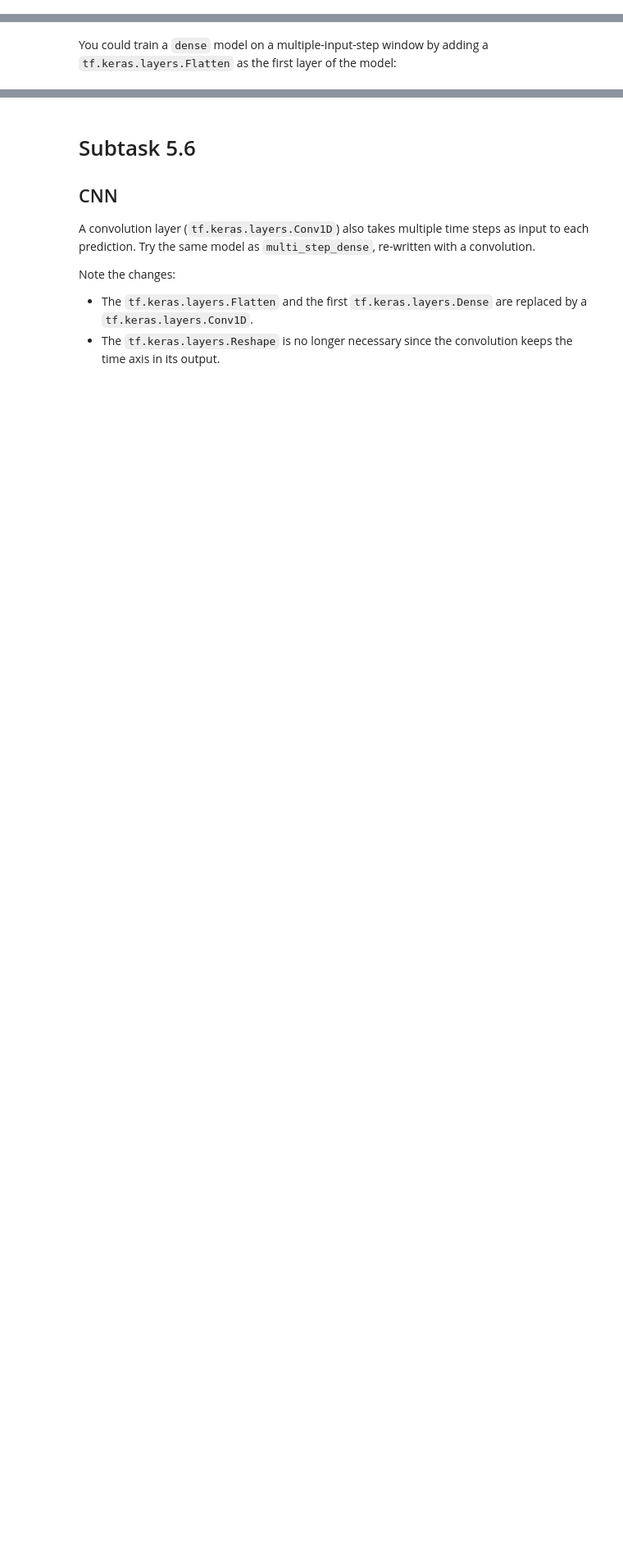
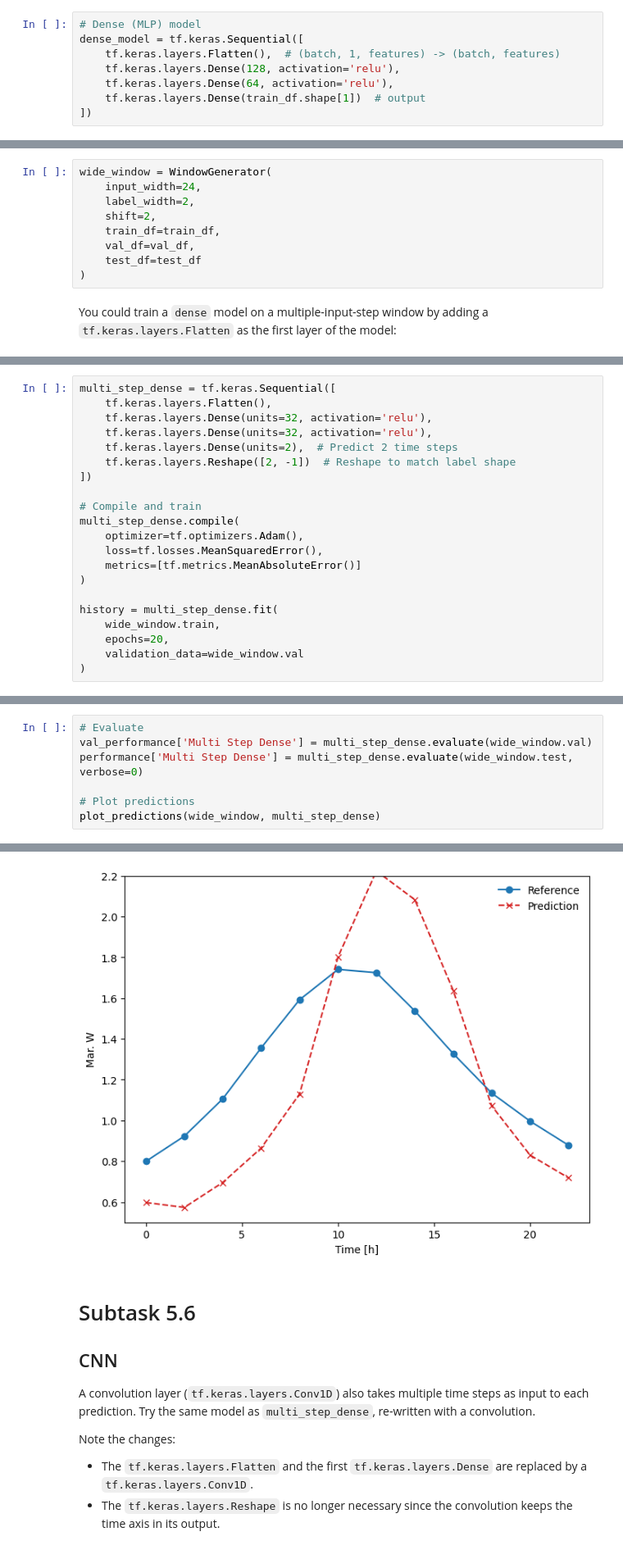
Before and after one commit to fehimecapar/DeepLearning, a Jupyter notebook: Task_05.ipynb, the cells around one changed output, grey strips where cells are left out. Shown at 82% size. Cells and saved outputs as stored; diff of their text form; blank space fills up the shorter version.

```diff
--- a/Task_05.ipynb
+++ b/Task_05.ipynb
@@ -359,0 +434,8 @@ Moreover, the `WindowGenerator` class will return the `labels` with the shape of
+# %%
+# Dense (MLP) model
+dense_model = tf.keras.Sequential([
+    tf.keras.layers.Flatten(),  # (batch, 1, features) -> (batch, features)
+    tf.keras.layers.Dense(128, activation='relu'),
+    tf.keras.layers.Dense(64, activation='relu'),
+    tf.keras.layers.Dense(train_df.shape[1])  # output
+])
@@ -382,2 +492,11 @@ The `baseline` and `dense` models handled each time step independently. Here the
+# %%
+wide_window = WindowGenerator(
+    input_width=24,
+    label_width=2,
+    shift=2,
+    train_df=train_df,
+    val_df=val_df,
+    test_df=test_df
+)
 # %% [markdown]
 You could train a `dense` model on a multiple-input-step window by adding a `tf.keras.layers.Flatten` as the first layer of the model:
@@ -391,0 +503,21 @@ You could train a `dense` model on a multiple-input-step window by adding a `tf.
+# %%
+multi_step_dense = tf.keras.Sequential([
+    tf.keras.layers.Flatten(),
+    tf.keras.layers.Dense(units=32, activation='relu'),
+    tf.keras.layers.Dense(units=32, activation='relu'),
+    tf.keras.layers.Dense(units=2),  # Predict 2 time steps
+    tf.keras.layers.Reshape([2, -1])  # Reshape to match label shape
+])
+
+# Compile and train
+multi_step_dense.compile(
+    optimizer=tf.optimizers.Adam(),
+    loss=tf.losses.MeanSquaredError(),
+    metrics=[tf.metrics.MeanAbsoluteError()]
+)
+
+history = multi_step_dense.fit(
+    wide_window.train,
+    epochs=20,
+    validation_data=wide_window.val
+)
@@ -391,0 +542,8 @@ You could train a `dense` model on a multiple-input-step window by adding a `tf.
+# %%
+# Evaluate
+val_performance['Multi Step Dense'] = multi_step_dense.evaluate(wide_window.val)
+performance['Multi Step Dense'] = multi_step_dense.evaluate(wide_window.test, verbose=0)
+
+# Plot predictions
+plot_predictions(wide_window, multi_step_dense)
+# %% [output]
@@ -392,3 +552,4 @@ You could train a `dense` model on a multiple-input-step window by adding a `tf.
+[figure, added]
 # %% [markdown]
 # Subtask 5.6
 
```
Also changed, not shown: parts of 51 cells of this notebook.
